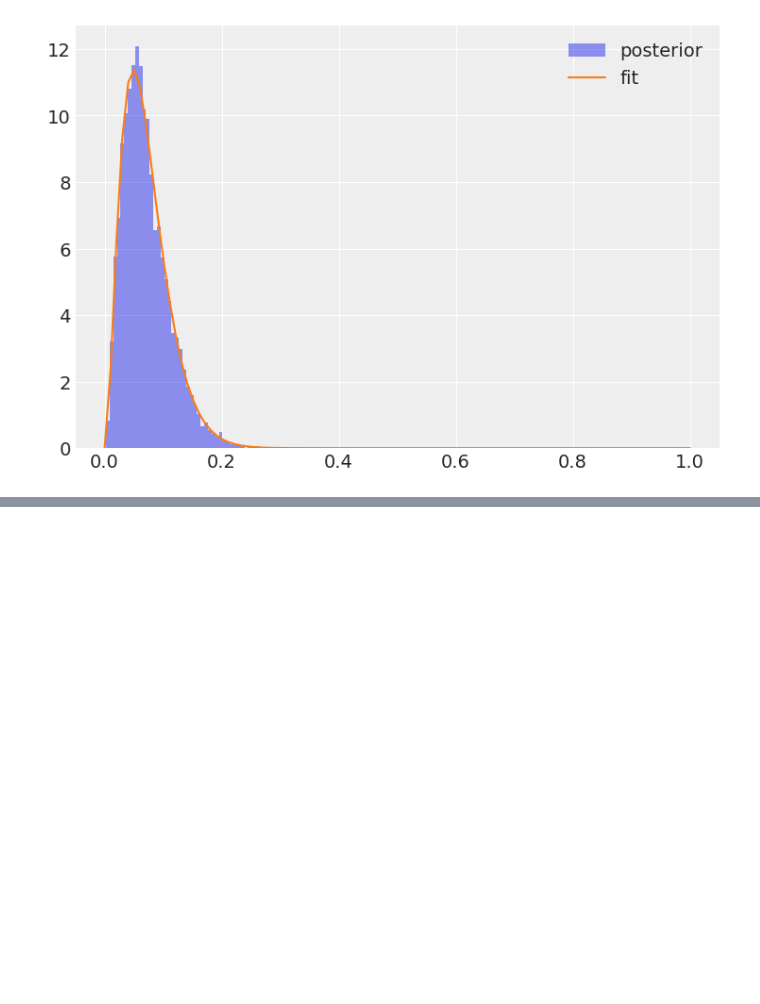
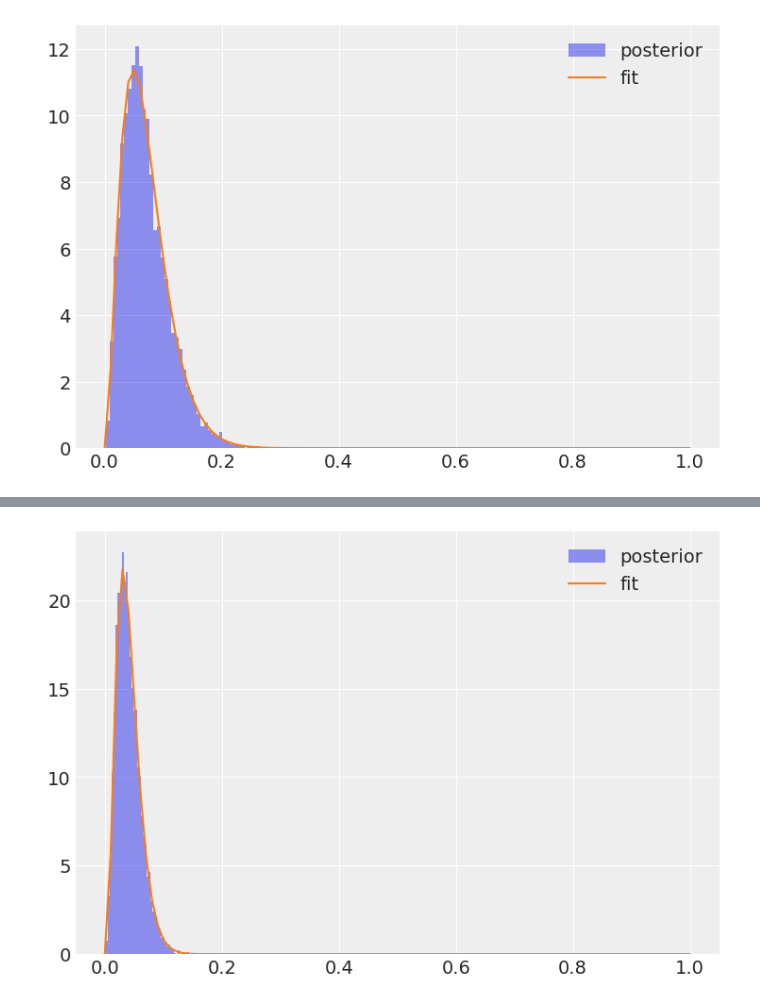
Before and after one commit to uenotakato/coding-exercises, a Jupyter notebook: autoML/autoML.ipynb, the cells around one changed output, grey strips where cells are left out. Saved outputs shown, nothing was run; the diff lists cells and outputs as text; code cells hidden in the pictures; blank space fills up the shorter version.

```diff
--- a/autoML/autoML.ipynb
+++ b/autoML/autoML.ipynb
@@ -70,12 +68,12 @@ import scipy.stats as stats
 
 theta_samples = fit.stan_variable('theta')
 # Fit a beta distribution to the posterior samples
-a, b, loc, scale = stats.beta.fit(theta_samples)
+prior_a, prior_b, loc, scale = stats.beta.fit(theta_samples)
 
 # Plot the histogram of the posterior samples and the fitted beta distribution
 x = np.linspace(0, 1, 100)
 plt.hist(theta_samples, bins=50, density=True, alpha=0.5, label='posterior')
-plt.plot(x, stats.beta.pdf(x, a, b, loc, scale), label='fit')
+plt.plot(x, stats.beta.pdf(x, prior_a, prior_b, loc, scale), label='fit')
 plt.legend()
 plt.show()
 # %% [output]
@@ -86,0 +81,24 @@ print(a,b,loc,scale)
+# %%
+N = 50  # アリス二週間目のデザインA案の表示数
+a = 1   # アリス二週間のデザインA案のクリック数
+
+file_path = os.path.join(script_dir, 'model.stan')
+model = CmdStanModel(stan_file=file_path)
+
+data = {'N': N, 'a': a, 'prior_a':prior_a, 'prior_b':prior_b}
+
+fit = model.sample(
+  data=data,
+  chains=2,
+  seed=0,
+  iter_warmup=1000,
+  iter_sampling=5000,
+  show_progress=True
+)
+
+cmdstanpy_data = az.from_cmdstanpy(
+    posterior=fit,
+    log_likelihood="lp__",
+)
+
+print(fit.diagnose())
@@ -86,0 +126,18 @@ print(a,b,loc,scale)
+# %%
+# what is the posterior distribution of theta?
+# module import
+import scipy.optimize
+import scipy.stats as stats
+
+theta_samples = fit.stan_variable('theta')
+# Fit a beta distribution to the posterior samples
+prior_a, prior_b, loc, scale = stats.beta.fit(theta_samples)
+
+# Plot the histogram of the posterior samples and the fitted beta distribution
+x = np.linspace(0, 1, 100)
+plt.hist(theta_samples, bins=50, density=True, alpha=0.5, label='posterior')
+plt.plot(x, stats.beta.pdf(x, prior_a, prior_b, loc, scale), label='fit')
+plt.legend()
+plt.show()
+# %% [output]
+[figure, added]
```
Also changed, not shown: parts of 4 cells of this notebook, 1 other file.
